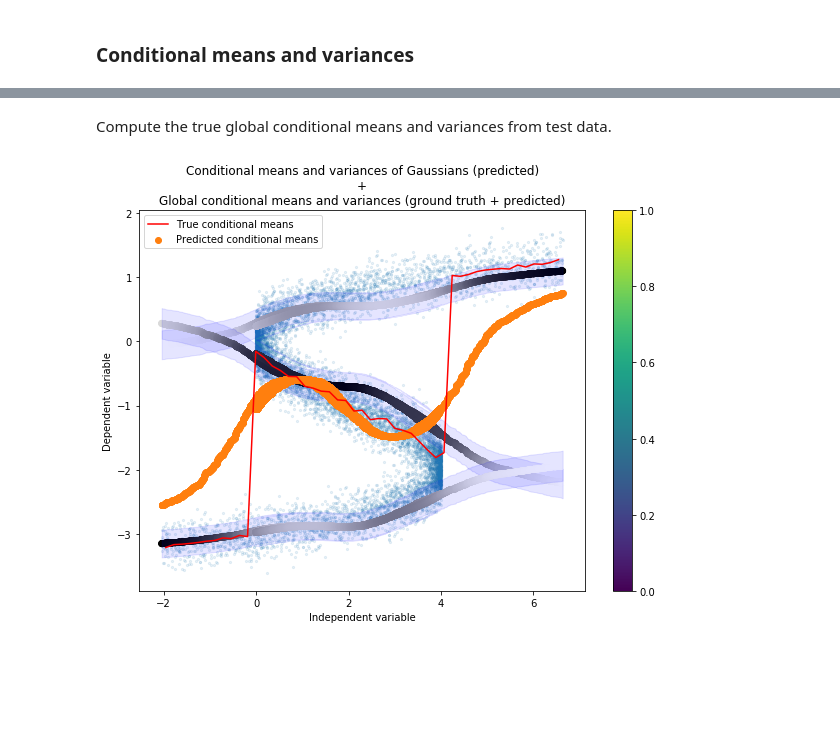
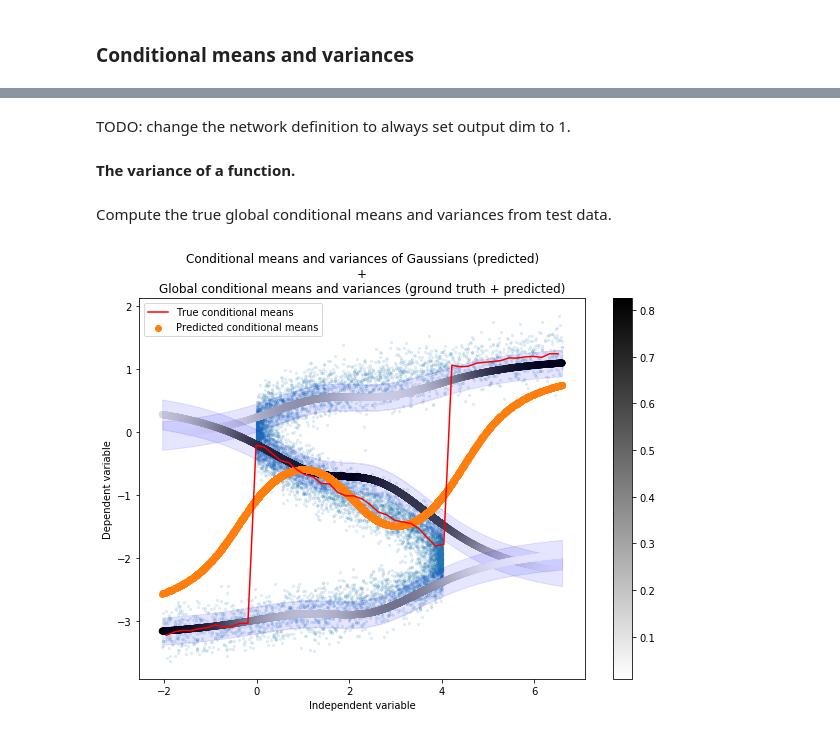
Before and after one commit to zhihanyang2022/bishop1995_notes, a Jupyter notebook: c6_error_functions/conditional_density_estimation_using_gmm_and_nn_demo.ipynb, the cells around one changed output, grey strips where cells are left out. Saved outputs shown, nothing was run; the diff lists cells and outputs as text; code cells hidden in the pictures; blank space fills up the shorter version.

```diff
--- a/c6_error_functions/conditional_density_estimation_using_gmm_and_nn_demo.ipynb
+++ b/c6_error_functions/conditional_density_estimation_using_gmm_and_nn_demo.ipynb
@@ -249,3 +304,9 @@ TODO: add predicted conditional variances, plot both predicted and true global c
+# %%
+conditional_means = np.sum(means.reshape(len(means), 3) * mixing_coeffs, axis=1)
+# %% [markdown]
+TODO: change the network definition to always set output dim to 1.
+# %% [markdown]
+**The variance of a function.**
 # %% [markdown]
 Compute the true global conditional means and variances from test data.
 # %%
@@ -264,30 +325,34 @@ for i in range(len(partitions) - 1):
 # %%
 plt.figure(figsize=(10, 7))
 
 plt.scatter(x_valid, y_valid, s=5, alpha=0.1)
 
 for i in range(num_components):
     plt.scatter(
         x_valid.flatten(),
         means[:,i],
         c=mixing_coeffs[:,i],
         cmap='binary',
     )
     plt.fill_between(
         x_valid.flatten(),
         means[:,i].flatten() - variances[:,i] ** 0.5,
         means[:,i].flatten() + variances[:,i] ** 0.5,
         alpha=0.1,
         color='blue'
     )
+plt.colorbar()
 
-plt.scatter(x_valid.flatten(), np.sum(means.reshape(len(means), 3) * mixing_coeffs, axis=1), label='Predicted conditional means')
+# predicted conditional mean for each input vector in the test set
+plt.scatter(x_valid.flatten(), conditional_means, label='Predicted conditional means')
+
+# true conditional mean for each interval of input vectors in the test set
 plt.plot(mid_points, true_cmeans, label='True conditional means', color='red')
 
 plt.xlabel('Independent variable'); plt.ylabel('Dependent variable');
 plt.title('Conditional means and variances of Gaussians (predicted)\n+\nGlobal conditional means and variances (ground truth + predicted)')
-plt.colorbar()
+
 plt.legend()
 plt.show()
 # %% [output]
-[figure, old version]
+[figure, new version]
```
Also changed, not shown: parts of 18 cells of this notebook.
